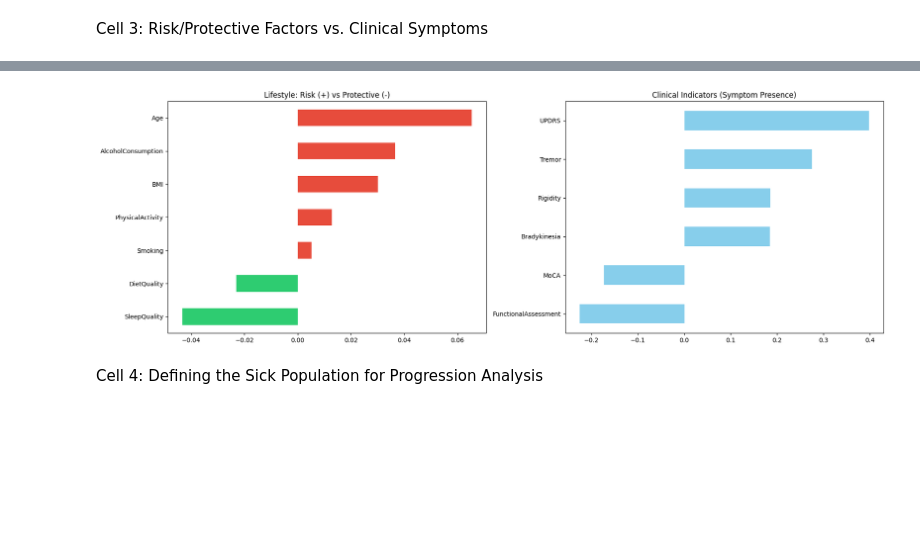
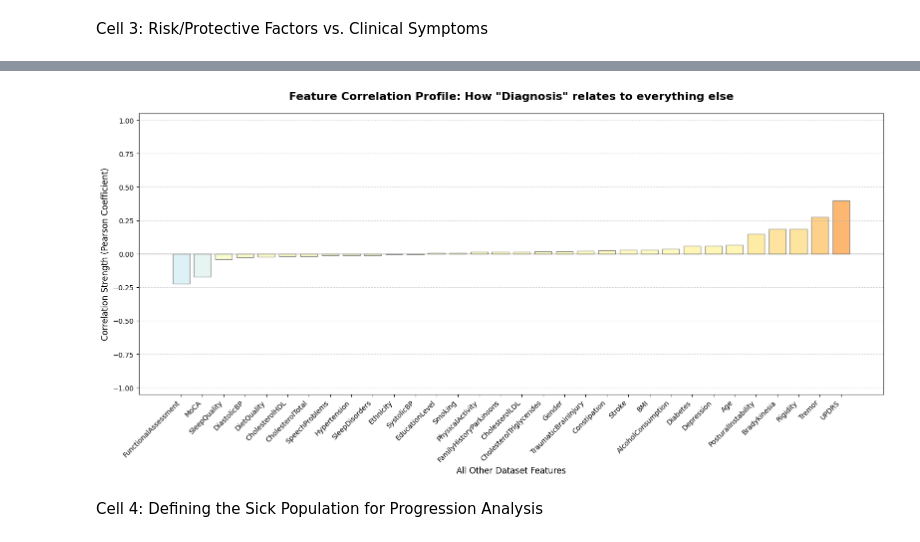
Before and after one commit to HillelAlon/Parkinson-Disease-Data-Analysis-and-Profiles-Classification, a Jupyter notebook: analysis/Analysis.ipynb, the cells around one changed output, grey strips where cells are left out. Saved outputs shown, nothing was run; the diff lists cells and outputs as text; code cells hidden in the pictures; blank space fills up the shorter version.

```diff
--- a/analysis/Analysis.ipynb
+++ b/analysis/Analysis.ipynb
@@ -50,28 +50,55 @@ if df is not None:
 # %% [markdown]
 Cell 3: Risk/Protective Factors vs. Clinical Symptoms
 # %%
-def plot_diagnosis_correlations(data):
-    """Separates lifestyle predictors from symptoms in relation to Diagnosis."""
-    logger.info("Visualizing risk factors vs. clinical symptoms.")
-    corr = data.corr()['Diagnosis']
+def plot_feature_correlation_profile(data, target_feature):
+    """
+    Generates a bar chart showing how a specific 'target_feature' correlates
+    with EVERY other feature in the dataset.
+    This is equivalent to viewing a single row/column of a heatmap as bars.
+    """
+    if data.empty or target_feature not in data.columns:
+        logger.warning(f"Cannot plot profile for missing feature: {target_feature}")
+        return
 
-    lifestyle = ['Age', 'BMI', 'Smoking', 'AlcoholConsumption', 'PhysicalActivity', 'DietQuality', 'SleepQuality']
-    clinical = ['UPDRS', 'MoCA', 'FunctionalAssessment', 'Tremor', 'Rigidity', 'Bradykinesia']
+    logger.info(f"Generating correlation profile for target: {target_feature}")
 
-    fig, (ax1, ax2) = plt.subplots(1, 2, figsize=(18, 6))
+    # 1. Calculate the full correlation matrix
+    corr_matrix = data.corr()
 
-    # Plot Lifestyle
-    ls_data = corr[lifestyle].sort_values()
-    ls_data.plot(kind='barh', color=['#2ecc71' if x < 0 else '#e74c3c' for x in ls_data], ax=ax1)
-    ax1.set_title('Lifestyle: Risk (+) vs Protective (-)')
+    # 2. Extract only the correlations for our target feature
+    # We drop the target feature itself because correlation with self is always 1.0
+    target_corrs = corr_matrix[target_feature].drop(target_feature).sort_values()
 
-    # Plot Symptoms
-    corr[clinical].sort_values().plot(kind='barh', color='skyblue', ax=ax2)
-    ax2.set_title('Clinical Indicators (Symptom Presence)')
+    # 3. Define "Heatmap-style" colors
+    # Red for strong positive correlations, Blue for strong negative
+    colors = plt.cm.RdYlBu_r((target_corrs + 1) / 2) # Normalize values to 0-1 for colormap
+
+    plt.figure(figsize=(16, 8))
+
+    # Create the bar plot
+    bars = plt.bar(target_corrs.index, target_corrs.values, color=colors, edgecolor='grey', alpha=0.9)
+
+    # 4. Styling for a professional look
+    plt.title(f'Feature Correlation Profile: How "{target_feature}" relates to everything else',
+              fontsize=16, fontweight='bold', pad=20)
+    plt.ylabel('Correlation Strength (Pearson Coefficient)', fontsize=12)
+    plt.xlabel('All Other Dataset Features', fontsize=12)
+
+    # IMPORTANT: Set consistent Y-axis limits (-1 to 1)
+    # This ensures graphs for different features are directly comparable.
+    plt.ylim(-1.05, 1.05)
+
+    # Add a zero line for clarity
+    plt.axhline(0, color='black', linewidth=0.8, linestyle='-')
+
+    # Rotate labels so they don't overlap
+    plt.xticks(rotation=45, ha='right')
+    plt.grid(axis='y', linestyle='--', alpha=0.5)
 
     plt.tight_layout()
     plt.show()
 
-# Execution
-plot_diagnosis_correlations(df)
+#  Execution
+if 'df' in locals() and df is not None and not df.empty:
+    plot_feature_correlation_profile(df, 'Diagnosis')
 # %% [output]
@@ -79,4 +106,4 @@ plot_diagnosis_correlations(df)
-[figure, old version]
+[figure, new version]
 # %% [markdown]
 Cell 4: Defining the Sick Population for Progression Analysis
 # %%
```
Also changed, not shown: parts of 18 cells of this notebook.
